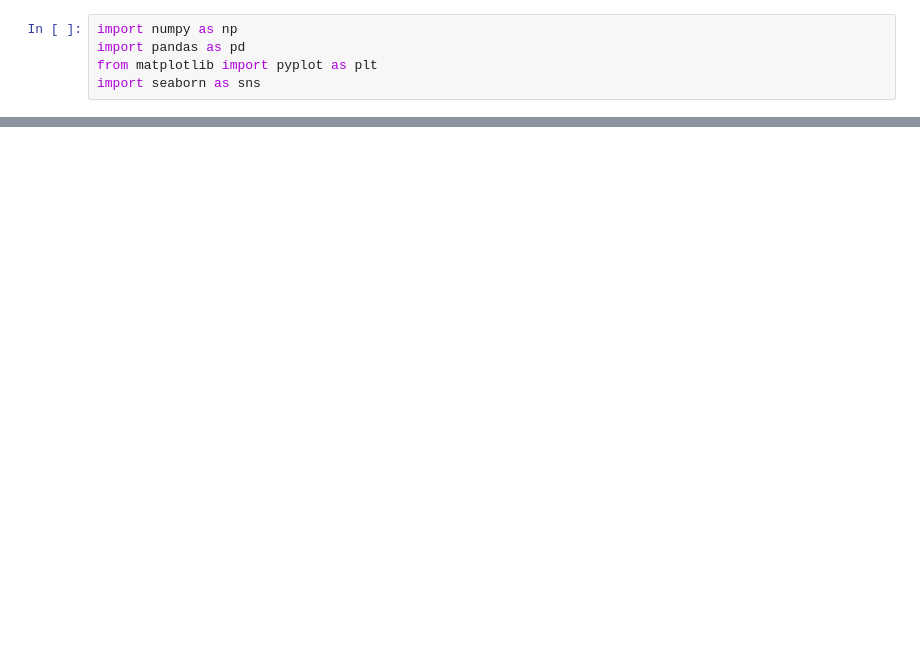
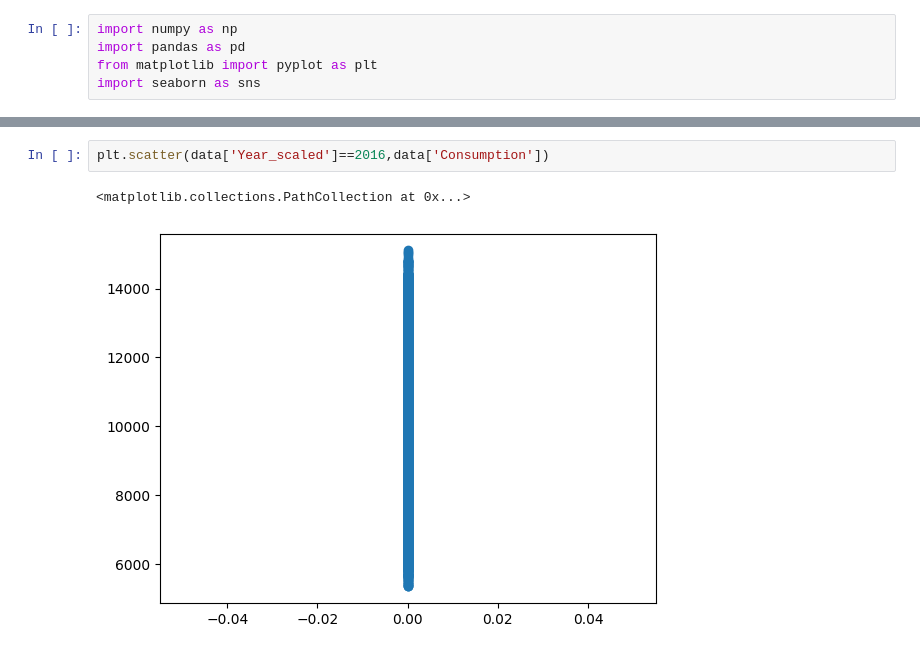
Before and after one commit to SadabAli/Energy-Consumption-prediction, a Jupyter notebook: test.ipynb, the cells around one changed output, grey strips where cells are left out. Saved outputs shown, nothing was run; the diff lists cells and outputs as text; blank space fills up the shorter version.

```diff
--- a/test.ipynb
+++ b/test.ipynb
@@ -18,3 +71,8 @@ data = data.drop(columns=['Unnamed: 0'])
+# %%
+plt.scatter(data['Year_scaled']==2016,data['Consumption'])
+# %% [output]
+<matplotlib.collections.PathCollection at 0x...>
+[figure, added]
 # %%
 data
 # %% [output]
```
Also changed, not shown: parts of 23 cells of this notebook.
